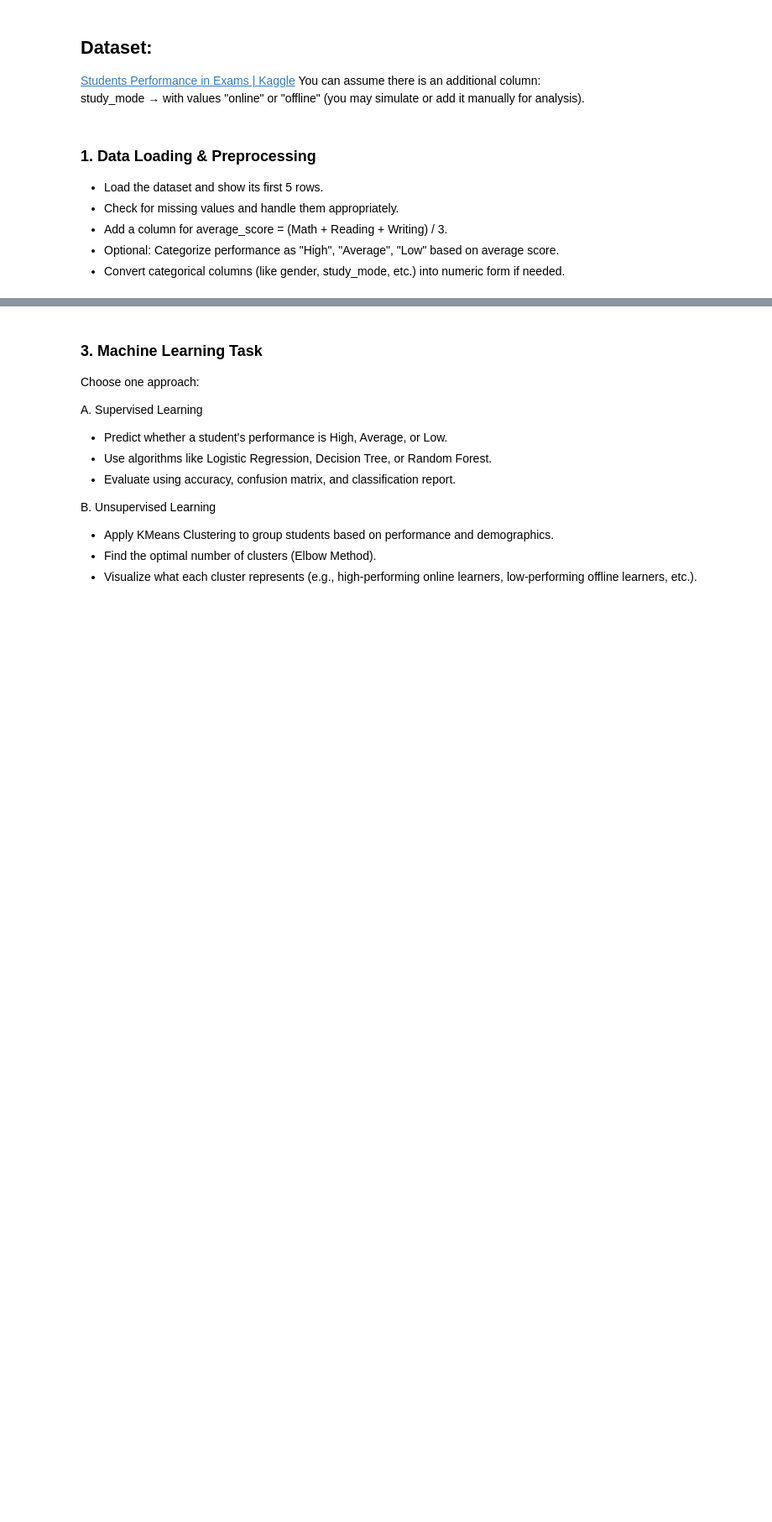
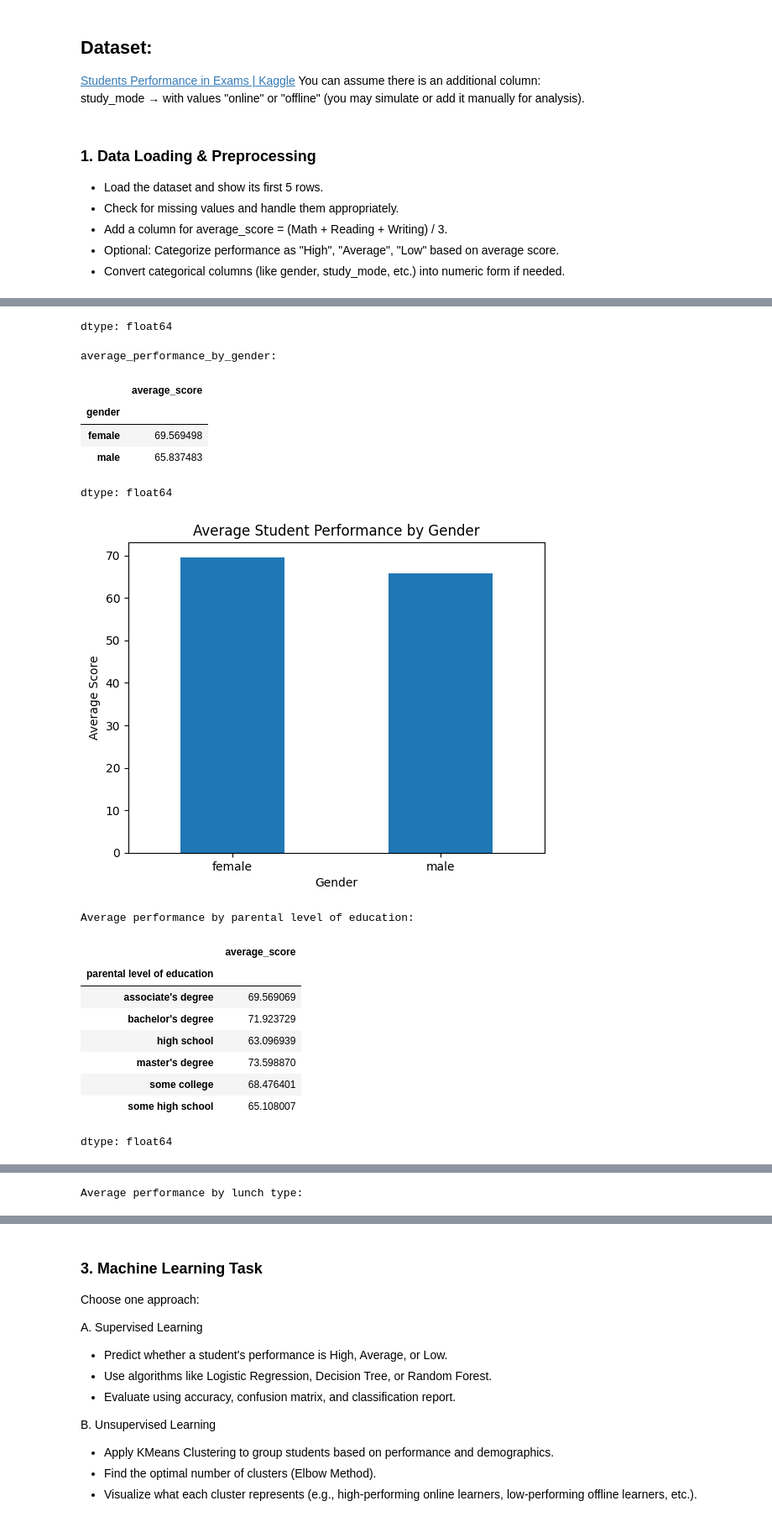
Before and after one commit to emadadnan000/SMIT-AI-DS, a Jupyter notebook: Project/Monthly Test October.ipynb, the cells around one changed output, grey strips where cells are left out. Shown at 84% size. Drawn from its saved outputs; the diff is of its cells as text; code cells hidden in the pictures; blank space fills up the shorter version.

```diff
--- a/Project/Monthly Test October.ipynb
+++ b/Project/Monthly Test October.ipynb
@@ -26,4 +27,9 @@ import matplotlib.pyplot as plt
 %matplotlib inline
 # %%
 df = pd.read_csv('StudentsPerformance.csv')
+df['average_score'] = (df['math score'] + df['reading score'] + df['writing score']) / 3
 df.head(5)
+bins = [0, 40, 80, 100]
+labels = ['Low', 'Average', 'High']
+df['performance_category'] = pd.cut(df['average_score'], bins=bins, labels=labels, right=False)
+display(df.head())
@@ -39,0 +76,56 @@ df.head(5)
+# %%
+# Who (gender/education/lunch/test prep) affects student performance?
+
+# Compare average performance by gender
+# Compare the average performance of students in online vs offline study modes.
+np.random.seed(42) # for reproducibility
+df['study_mode'] = np.random.choice(['online', 'offline'], size=len(df))
+
+average_performance_by_study_mode = df.groupby('study_mode')['average_score'].mean()
+print("average_performance_by_study_mode:\n")
+display(average_performance_by_study_mode)
+
+average_performance_by_gender = df.groupby('gender')['average_score'].mean()
+print("average_performance_by_gender:\n")
+display(average_performance_by_gender)
+average_performance_by_gender.plot(kind='bar')
+plt.title('Average Student Performance by Gender')
+plt.xlabel('Gender')
+plt.ylabel('Average Score')
+plt.xticks(rotation=0)
+plt.show()
+
+# Compare average performance by parental level of education
+average_performance_by_parental_education = df.groupby('parental level of education')['average_score'].mean()
+print("\nAverage performance by parental level of education:\n")
+display(average_performance_by_parental_education)
+average_performance_by_parental_education.plot(kind='bar')
+plt.title('Average Student Performance by Parental Level of Education')
+plt.xlabel('Parental Level of Education')
+plt.ylabel('Average Score')
+plt.xticks(rotation=45, ha='right')
+plt.tight_layout()
+plt.show()
+
+# Compare average performance by lunch type
+average_performance_by_lunch = df.groupby('lunch')['average_score'].mean()
+print("\nAverage performance by lunch type:\n")
+display(average_performance_by_lunch)
+average_performance_by_lunch.plot(kind='bar')
+plt.title('Average Student Performance by Lunch Type')
+plt.xlabel('Lunch Type')
+plt.ylabel('Average Score')
+plt.xticks(rotation=0)
+plt.show()
+
+# Compare average performance by test preparation course
+average_performance_by_test_prep = df.groupby('test preparation course')['average_score'].mean()
+print("\nAverage performance by test preparation course:\n")
+display(average_performance_by_test_prep)
+average_performance_by_test_prep.plot(kind='bar')
+plt.title('Average Student Performance by Test Preparation Course')
+plt.xlabel('Test Preparation Course')
+plt.ylabel('Average Score')
+plt.xticks(rotation=0)
+plt.show()
+# %% [output]
@@ -39,0 +137,18 @@ df.head(5)
+dtype: float64
+average_performance_by_gender:
+|  | average_score |
+| gender |  |
+| female | 69.569498 |
+| male | 65.837483 |
+dtype: float64
+[figure, added]
+Average performance by parental level of education:
+|  | average_score |
+| parental level of education |  |
+| associate's degree | 69.569069 |
+| bachelor's degree | 71.923729 |
+| high school | 63.096939 |
+| master's degree | 73.598870 |
+| some college | 68.476401 |
+| some high school | 65.108007 |
+dtype: float64
@@ -39,0 +156 @@ df.head(5)
+Average performance by lunch type:
```
Also changed, not shown: parts of 11 cells of this notebook.
